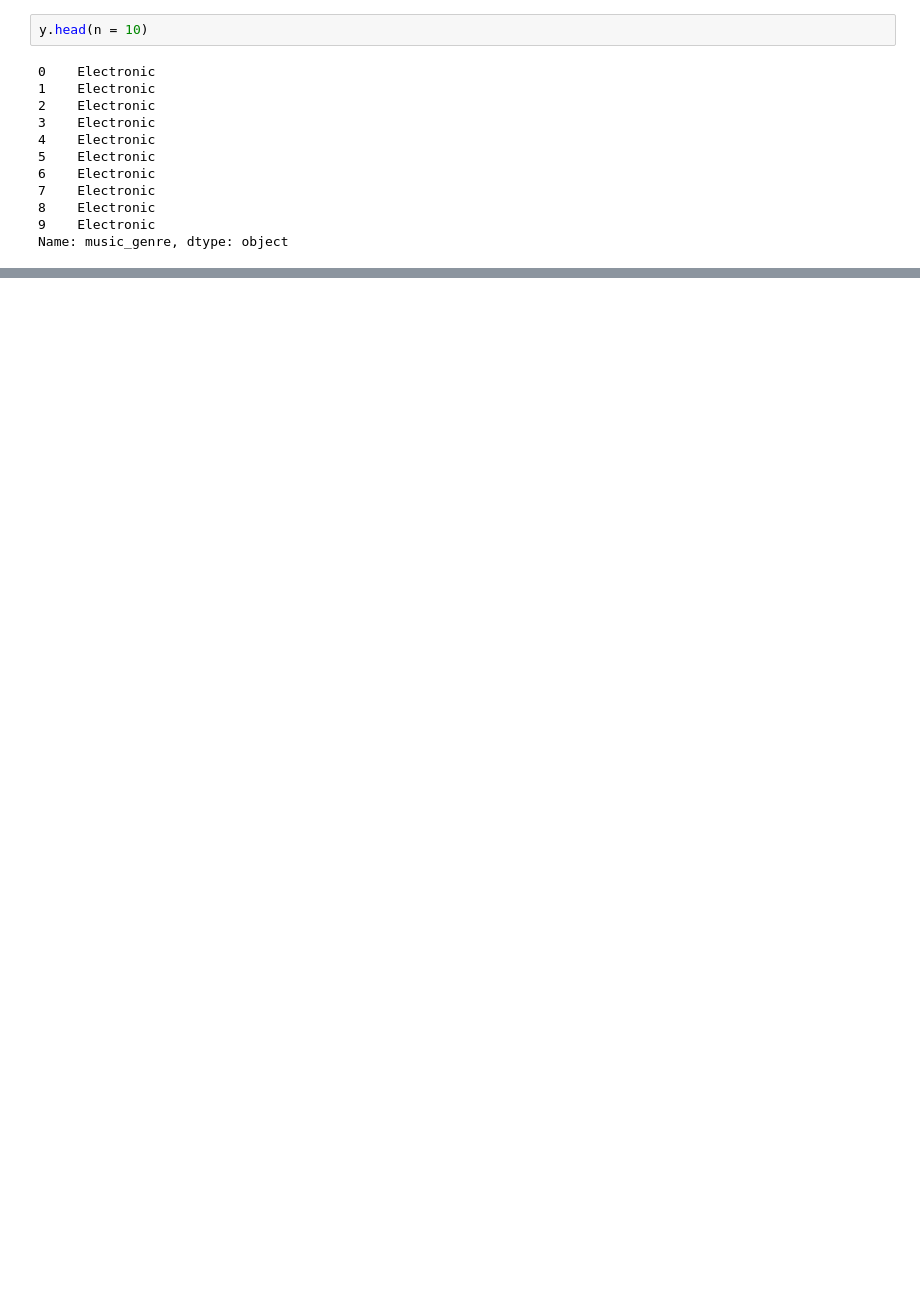
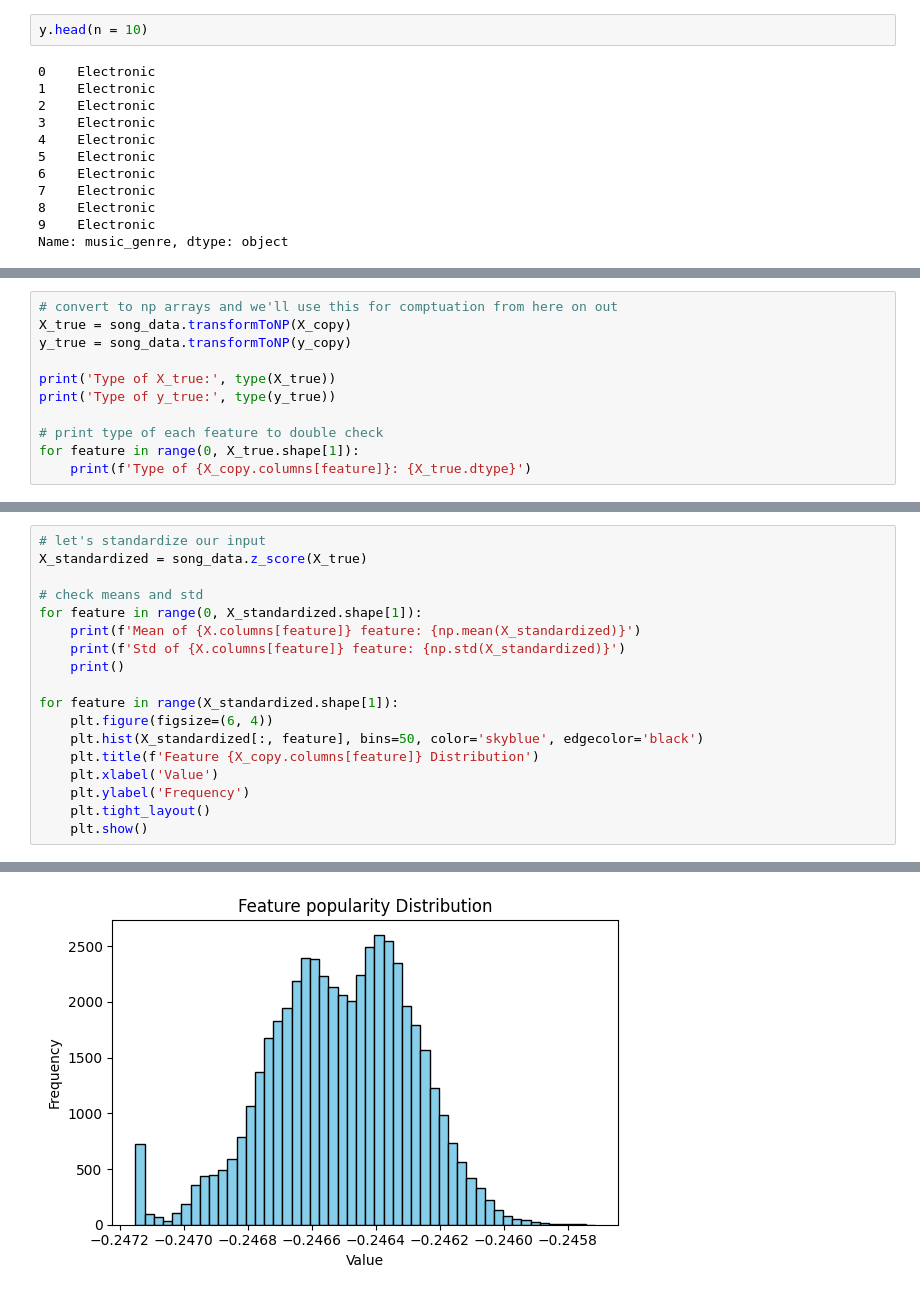
Before and after one commit to zavierand/spotify-song-classification, a Jupyter notebook: spotify-classification.ipynb, the cells around one changed output, grey strips where cells are left out. Saved outputs shown, nothing was run; the diff lists cells and outputs as text; blank space fills up the shorter version.

```diff
--- a/spotify-classification.ipynb
+++ b/spotify-classification.ipynb
@@ -143,0 +356,11 @@ plt.show()
+# %%
+# convert to np arrays and we'll use this for comptuation from here on out
+X_true = song_data.transformToNP(X_copy)
+y_true = song_data.transformToNP(y_copy)
+
+print('Type of X_true:', type(X_true))
+print('Type of y_true:', type(y_true))
+
+# print type of each feature to double check
+for feature in range(0, X_true.shape[1]):
+    print(f'Type of {X_copy.columns[feature]}: {X_true.dtype}')
@@ -143,0 +406,19 @@ plt.show()
+# %%
+# let's standardize our input
+X_standardized = song_data.z_score(X_true)
+
+# check means and std
+for feature in range(0, X_standardized.shape[1]):
+    print(f'Mean of {X.columns[feature]} feature: {np.mean(X_standardized)}')
+    print(f'Std of {X.columns[feature]} feature: {np.std(X_standardized)}')
+    print()
+
+for feature in range(X_standardized.shape[1]):
+    plt.figure(figsize=(6, 4))
+    plt.hist(X_standardized[:, feature], bins=50, color='skyblue', edgecolor='black')
+    plt.title(f'Feature {X_copy.columns[feature]} Distribution')
+    plt.xlabel('Value')
+    plt.ylabel('Frequency')
+    plt.tight_layout()
+    plt.show()
+# %% [output]
@@ -143,0 +442 @@ plt.show()
+[figure, added]
```
Also changed, not shown: parts of 71 cells of this notebook, 3 other files.
